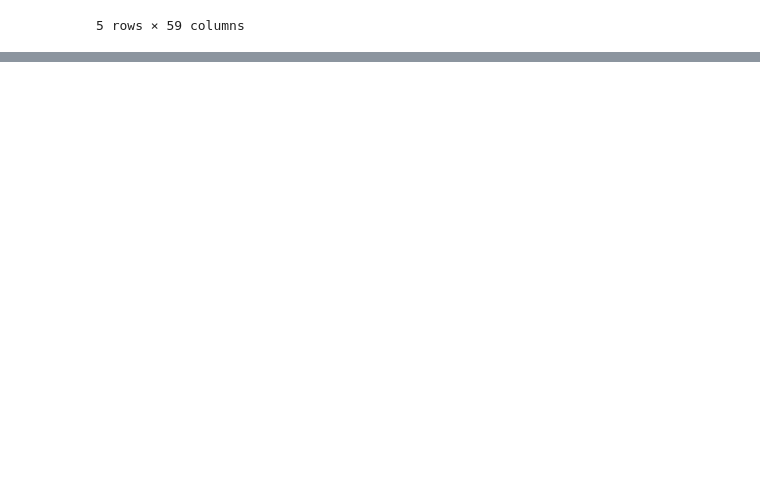
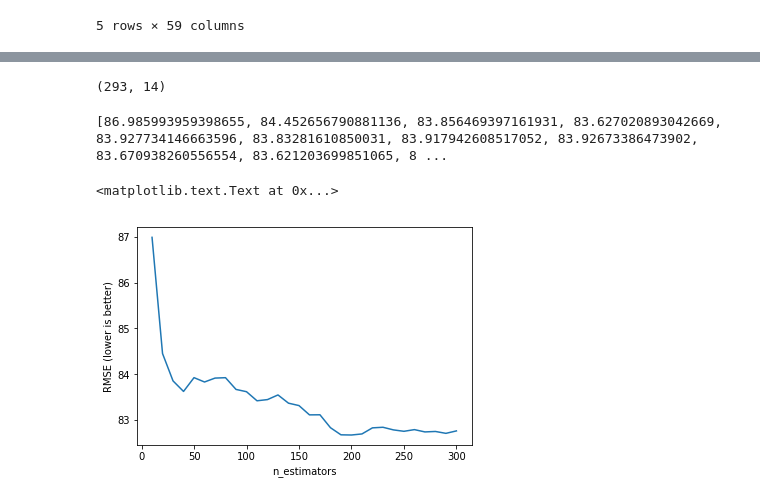
Before and after one commit to wendybo/GA_Class_Project, a Jupyter notebook: project.ipynb, the cells around one changed output, grey strips where cells are left out. Cells and saved outputs as stored; diff of their text form; code cells hidden in the pictures; blank space fills up the shorter version.

Commit message:
updating project notebook

```diff
--- a/project.ipynb
+++ b/project.ipynb
@@ -189,0 +243,3 @@ Name: kicking_fgyds, Length: 572, dtype: float64
+# %%
+nflrank = nflrank.drop('pos', 1)
+nflrank.head()
@@ -189,0 +358,49 @@ Name: kicking_fgyds, Length: 572, dtype: float64
+# %%
+# trying random forest
+nfl.dropna(inplace = True)
+nfl.shape
+# %% [output]
+(293, 14)
+# %%
+#define X and y
+feature_cols = nfl.columns.drop('rank')
+feature_cols
+X = nfl[feature_cols]
+y = nfl['rank']
+# %%
+# predicting rank with a Random Forest
+import numpy as np
+from sklearn.ensemble import RandomForestRegressor
+rfreg = RandomForestRegressor()
+rfreg
+
+# list of values to try for n_estimators
+estimator_range = range(10, 310, 10)
+# 10 estimators, up to 300, in steps of 10
+
+# list to store the average RMSE for each value of n_estimators
+RMSE_scores = []
+
+# use 5-fold cross-validation with each value of n_estimators (WARNING: SLOW!)
+from sklearn.model_selection import cross_val_score
+for estimator in estimator_range:
+    rfreg = RandomForestRegressor(n_estimators=estimator, random_state=1)
+    MSE_scores = cross_val_score(rfreg, X, y, cv=5, scoring='neg_mean_squared_error')
+    RMSE_scores.append(np.mean(np.sqrt(-MSE_scores)))
+
+print RMSE_scores
+# %% [output]
+[86.985993959398655, 84.452656790881136, 83.856469397161931, 83.627020893042669, 83.927734146663596, 83.83281610850031, 83.917942608517052, 83.92673386473902, 83.670938260556554, 83.621203699851065, 8 ...
+# %%
+# allow plots to appear in the notebook
+%matplotlib inline
+import matplotlib.pyplot as plt
+
+# plot n_estimators (x-axis) versus RMSE (y-axis)
+plt.plot(estimator_range, RMSE_scores)
+plt.xlabel('n_estimators')
+plt.ylabel('RMSE (lower is better)')
+# about 200 estimators seems good
+# %% [output]
+<matplotlib.text.Text at 0x...>
+[figure, added]
```
Also changed, not shown: parts of 31 cells of this notebook, 1 other file.
